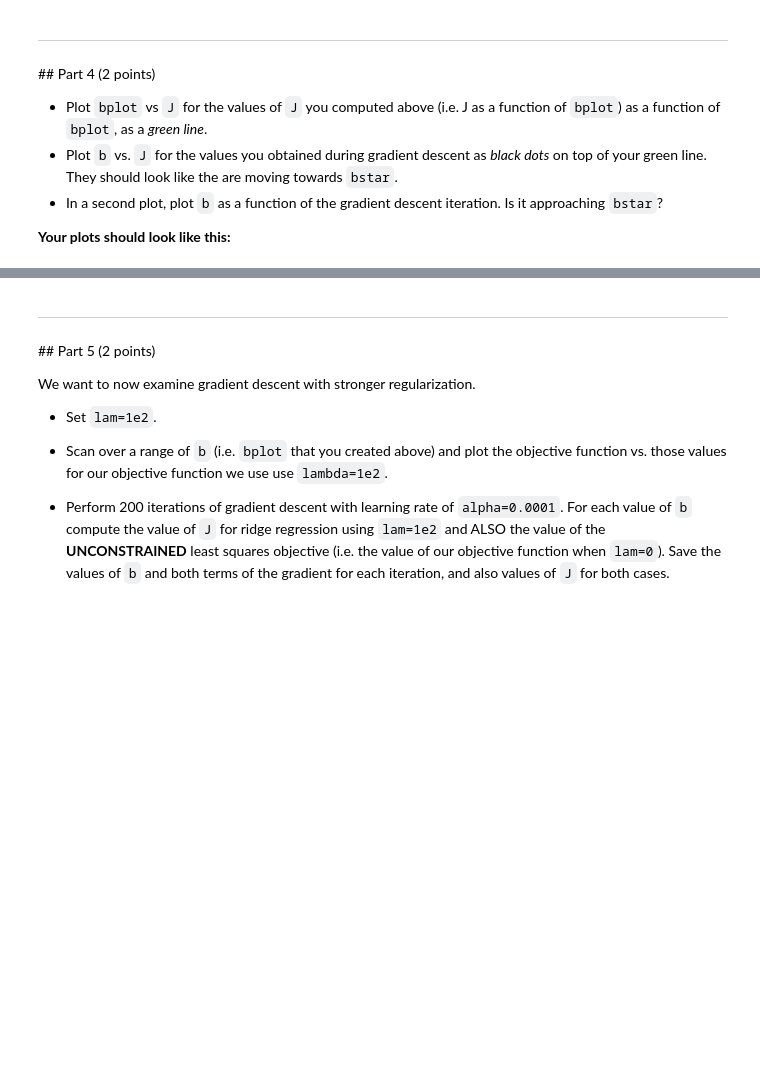
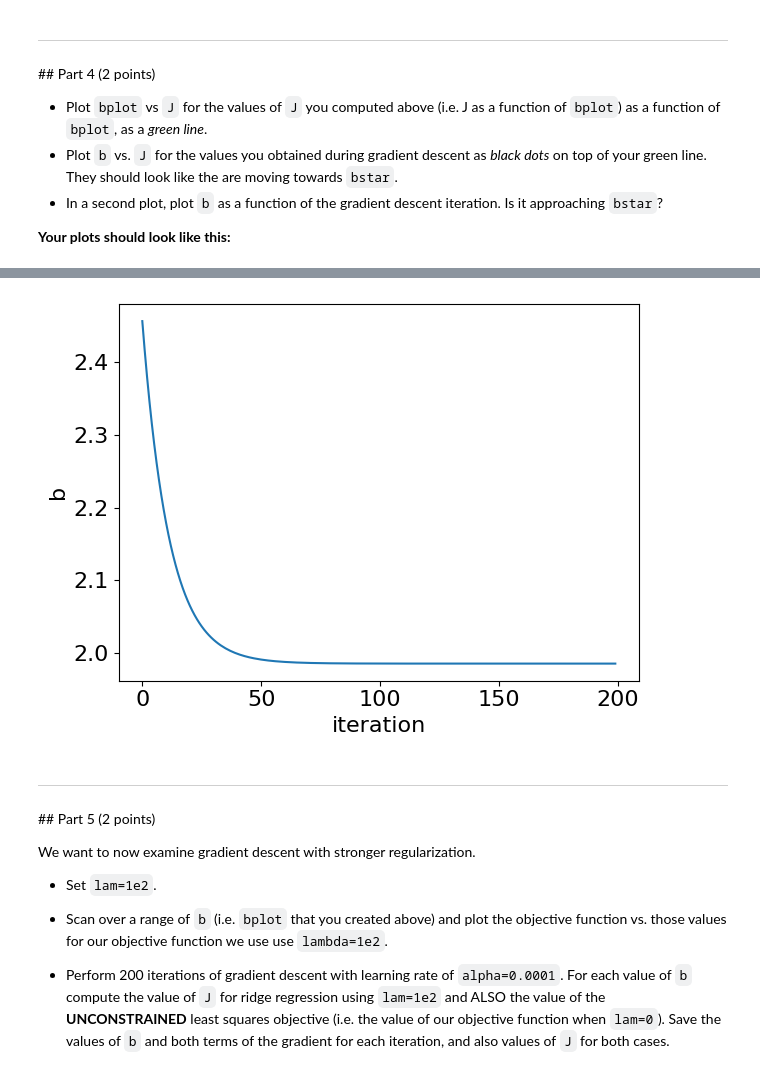
Before and after one commit to Urvi-M/BE559, a Jupyter notebook: Homework2_part3_v2.ipynb, the cells around one changed output, grey strips where cells are left out. Cells and saved outputs as stored; diff of their text form; code cells hidden in the pictures; blank space fills up the shorter version.

```diff
--- a/Homework2_part3_v2.ipynb
+++ b/Homework2_part3_v2.ipynb
@@ -104,3 +143,11 @@ As expected, `J` should be a quadratic function of `b`. And it looks like the lo
+# %%
+plt.plot(bs)
+
+plt.ylabel('b')
+plt.xlabel('iteration');
+plt.tight_layout()
+# %% [output]
+[figure, added]
 # %% [markdown]
 ---
 ## Part 5 (2 points)
```
Also changed, not shown: parts of 41 cells of this notebook.
